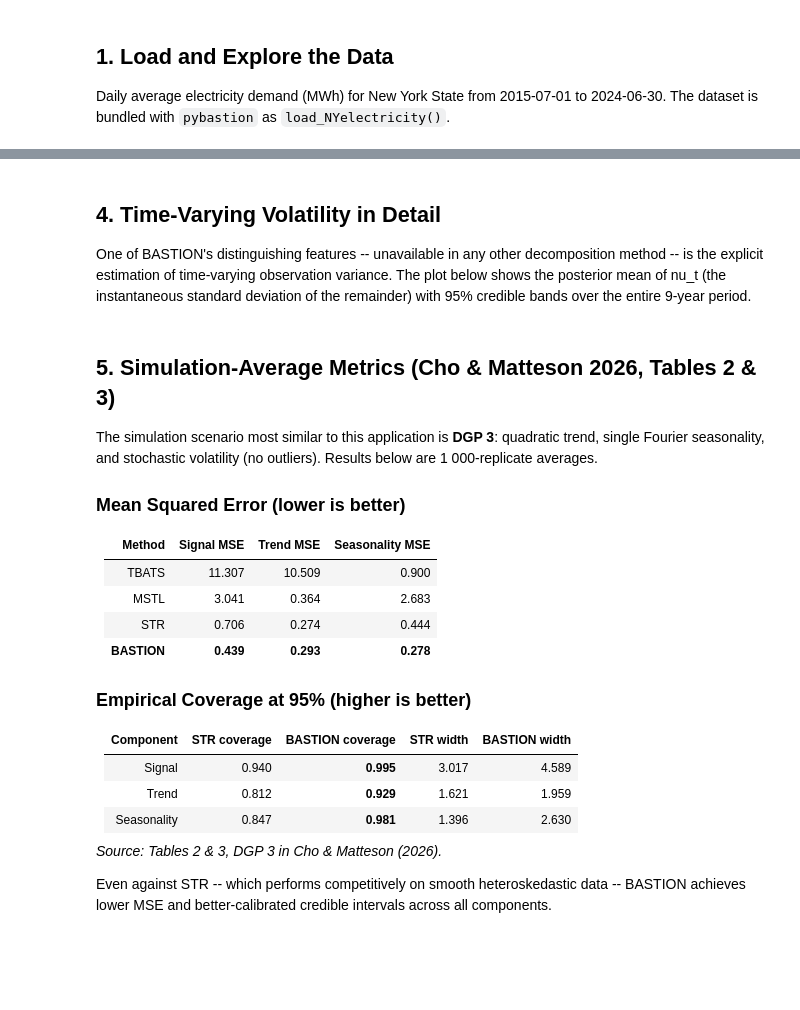
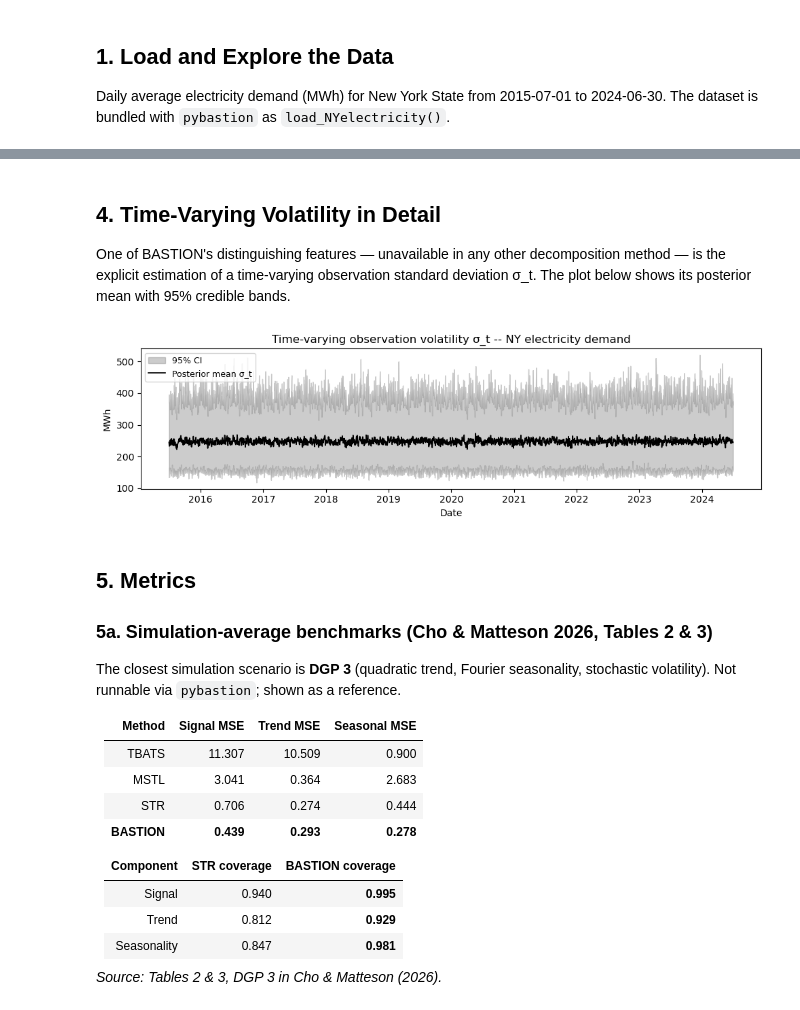
Before and after one commit to danielandresarcones/pyBASTION, a Jupyter notebook: notebooks/example_electricity.ipynb, the cells around one changed output, grey strips where cells are left out. Saved outputs shown, nothing was run; the diff lists cells and outputs as text; code cells hidden in the pictures; blank space fills up the shorter version.

```diff
--- a/notebooks/example_electricity.ipynb
+++ b/notebooks/example_electricity.ipynb
@@ -168,42 +190,40 @@ plt.show()
 # %% [markdown]
 ## 4. Time-Varying Volatility in Detail
 
-One of BASTION's distinguishing features -- unavailable in any other decomposition method -- is the explicit estimation of time-varying observation variance.  The plot below shows the posterior mean of nu_t (the instantaneous standard deviation of the remainder) with 95% credible bands over the entire 9-year period.
+One of BASTION's distinguishing features — unavailable in any other decomposition method — is the explicit estimation of a time-varying observation standard deviation σ_t.  The plot below shows its posterior mean with 95% credible bands.
 # %%
 fig, ax = plt.subplots(figsize=(10, 3))
 ax.fill_between(dates, volat_lo, volat_hi, color='grey', alpha=0.4, label='95% CI')
-ax.plot(dates, volat_mean, linewidth=1.2, color='black', label='Posterior mean')
+ax.plot(dates, volat_mean, linewidth=1.2, color='black', label='Posterior mean σ_t')
 ax.set_xlabel('Date'); ax.set_ylabel('MWh')
-ax.set_title('Time-varying observation volatility -- NY electricity demand')
+ax.set_title('Time-varying observation volatility σ_t -- NY electricity demand')
 ax.xaxis.set_major_locator(mdates.YearLocator())
 ax.xaxis.set_major_formatter(mdates.DateFormatter('%Y'))
 ax.legend(fontsize=9)
 fig.tight_layout()
 fig.savefig(os.path.join(OUTPUT_DIR, 'electricity_volatility.pdf'), dpi=150,
             bbox_inches='tight')
 plt.show()
+# %% [output]
+[figure, added]
 # %% [markdown]
-## 5. Simulation-Average Metrics (Cho & Matteson 2026, Tables 2 & 3)
+## 5. Metrics
 
-The simulation scenario most similar to this application is **DGP 3**: quadratic trend, single Fourier seasonality, and stochastic volatility (no outliers).  Results below are 1 000-replicate averages.
+### 5a. Simulation-average benchmarks (Cho & Matteson 2026, Tables 2 & 3)
 
-### Mean Squared Error (lower is better)
+The closest simulation scenario is **DGP 3** (quadratic trend, Fourier seasonality, stochastic volatility).  Not runnable via `pybastion`; shown as a reference.
 
-| Method | Signal MSE | Trend MSE | Seasonality MSE |
-|--------|------------|-----------|----------------|
+| Method | Signal MSE | Trend MSE | Seasonal MSE |
+|--------|------------|-----------|-------------|
 | TBATS  | 11.307 | 10.509 | 0.900 |
 | MSTL   | 3.041  | 0.364  | 2.683 |
 | STR    | 0.706  | 0.274  | 0.444 |
 | **BASTION** | **0.439** | **0.293** | **0.278** |
 
-### Empirical Coverage at 95% (higher is better)
-
-| Component | STR coverage | BASTION coverage | STR width | BASTION width |
-|---|---|---|---|---|
-| Signal | 0.940 | **0.995** | 3.017 | 4.589 |
-| Trend | 0.812 | **0.929** | 1.621 | 1.959 |
-| Seasonality | 0.847 | **0.981** | 1.396 | 2.630 |
+| Component | STR coverage | BASTION coverage |
+|---|---|---|
+| Signal | 0.940 | **0.995** |
+| Trend | 0.812 | **0.929** |
+| Seasonality | 0.847 | **0.981** |
 
 *Source: Tables 2 & 3, DGP 3 in Cho & Matteson (2026).*
-
-Even against STR -- which performs competitively on smooth heteroskedastic data -- BASTION achieves lower MSE and better-calibrated credible intervals across all components.
```
Also changed, not shown: parts of 9 cells of this notebook, 2 other files.
